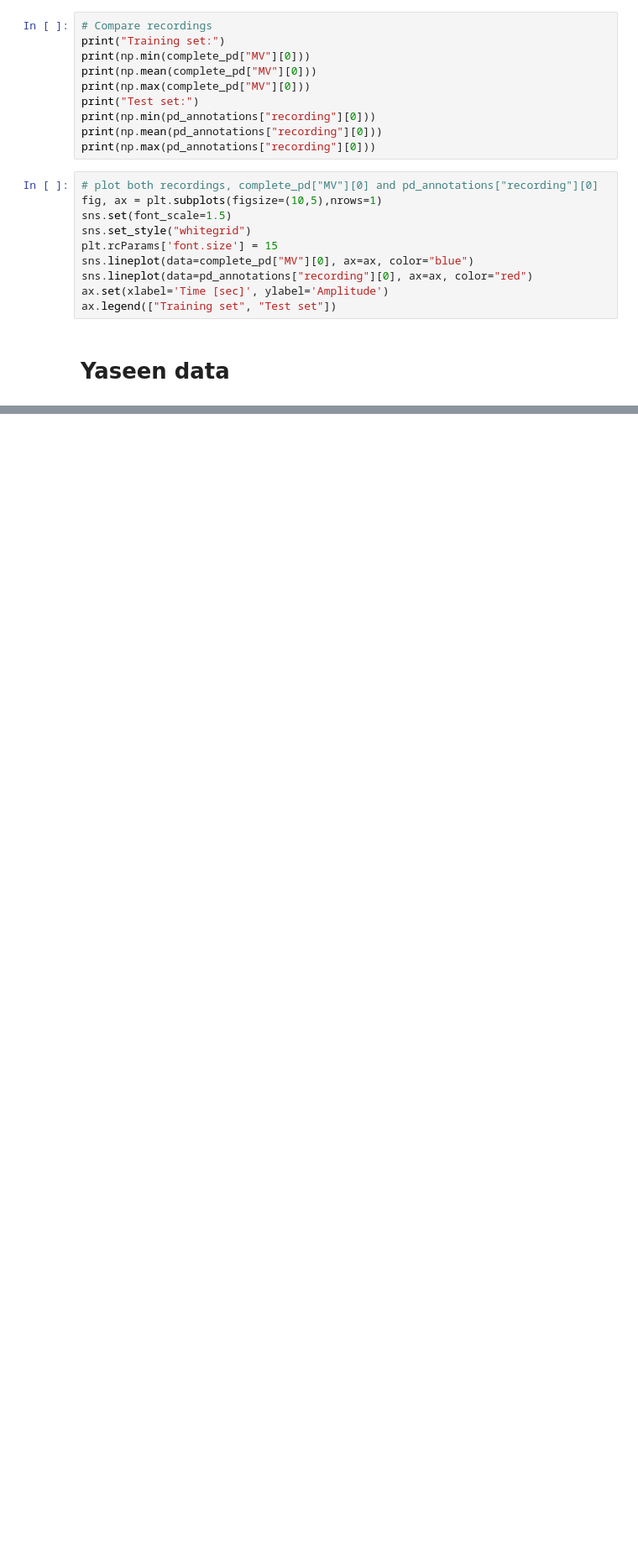
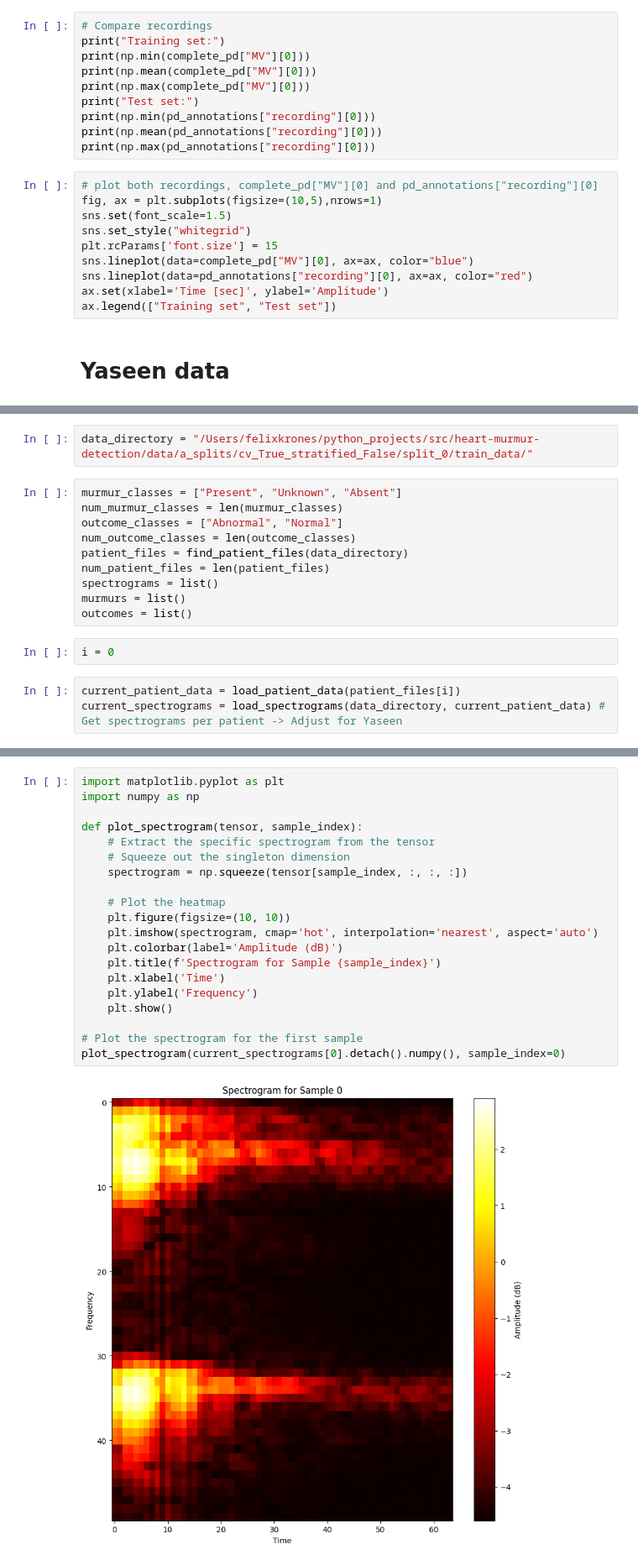
Before and after one commit to Benjamin-Walker/heart-murmur-detection, a Jupyter notebook: data_analysis.ipynb, the cells around one changed output, grey strips where cells are left out. Shown at 84% size. Drawn from its saved outputs; the diff is of its cells as text; blank space fills up the shorter version.

```diff
--- a/data_analysis.ipynb
+++ b/data_analysis.ipynb
@@ -568,0 +757,17 @@ Max durations: 3.992875
+# %%
+data_directory = "/Users/felixkrones/python_projects/src/heart-murmur-detection/data/a_splits/cv_True_stratified_False/split_0/train_data/"
+# %%
+murmur_classes = ["Present", "Unknown", "Absent"]
+num_murmur_classes = len(murmur_classes)
+outcome_classes = ["Abnormal", "Normal"]
+num_outcome_classes = len(outcome_classes)
+patient_files = find_patient_files(data_directory)
+num_patient_files = len(patient_files)
+spectrograms = list()
+murmurs = list()
+outcomes = list()
+# %%
+i = 0
+# %%
+current_patient_data = load_patient_data(patient_files[i])
+current_spectrograms = load_spectrograms(data_directory, current_patient_data) # Get spectrograms per patient -> Adjust for Yaseen
@@ -568,0 +778,22 @@ Max durations: 3.992875
+# %%
+import matplotlib.pyplot as plt
+import numpy as np
+
+def plot_spectrogram(tensor, sample_index):
+    # Extract the specific spectrogram from the tensor
+    # Squeeze out the singleton dimension
+    spectrogram = np.squeeze(tensor[sample_index, :, :, :])
+
+    # Plot the heatmap
+    plt.figure(figsize=(10, 10))
+    plt.imshow(spectrogram, cmap='hot', interpolation='nearest', aspect='auto')
+    plt.colorbar(label='Amplitude (dB)')
+    plt.title(f'Spectrogram for Sample {sample_index}')
+    plt.xlabel('Time')
+    plt.ylabel('Frequency')
+    plt.show()
+
+# Plot the spectrogram for the first sample
+plot_spectrogram(current_spectrograms[0].detach().numpy(), sample_index=0)
+# %% [output]
+[figure, added]
```
Also changed, not shown: parts of 25 cells of this notebook, 8 other files.
